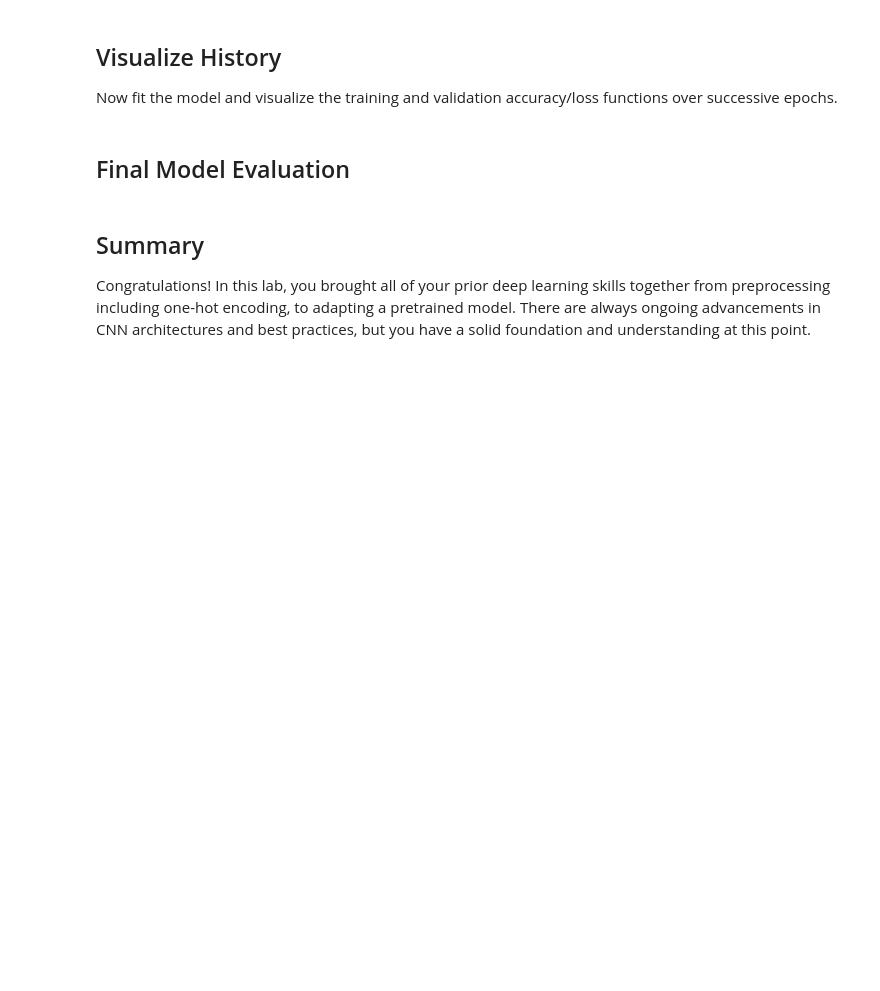
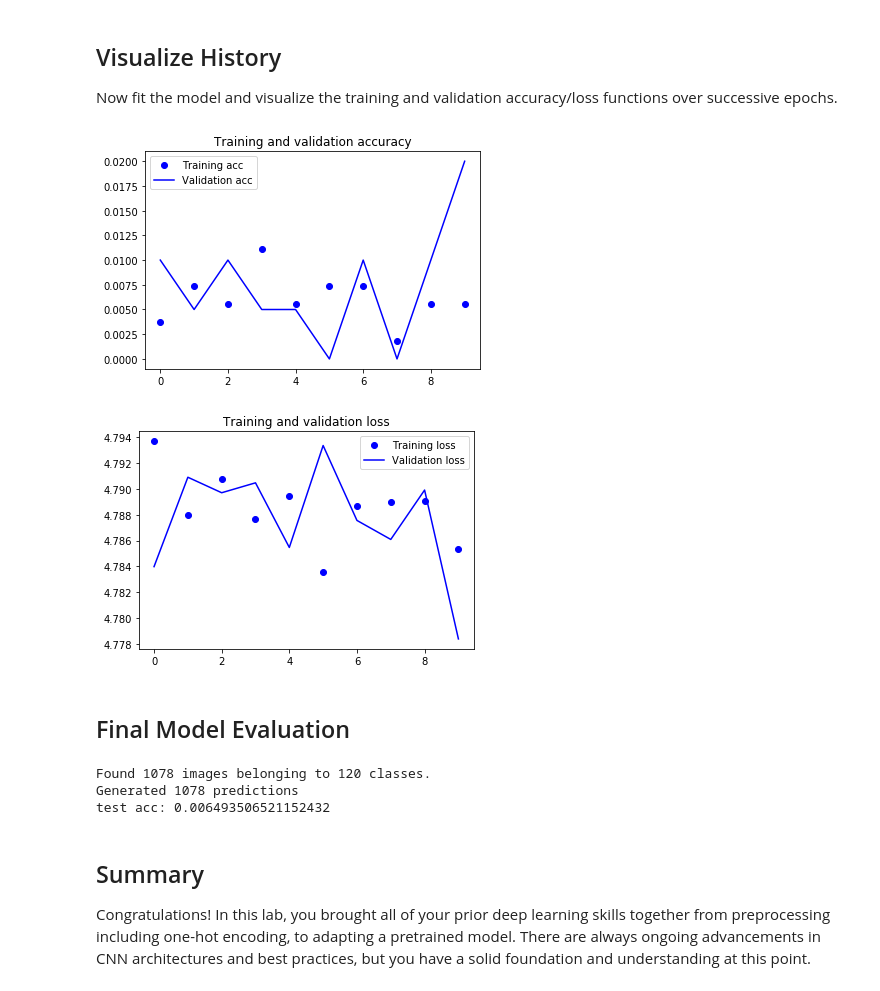
Before and after one commit to jirvingphd/dsc-04-44-04-image-classifcation-lab-online-ds-ft-021119, a Jupyter notebook: index.ipynb, the cells around one changed output. Saved outputs shown, nothing was run; the diff lists cells and outputs as text; code cells hidden in the pictures; blank space fills up the shorter version.

```diff
--- a/index.ipynb
+++ b/index.ipynb
@@ -406,0 +496,9 @@ Now that you've loaded a pretrained model, it's time to adapt that convolutional
+# %%
+model.compile(loss='categorical_crossentropy',optimizer=optimizers.RMSprop(lr=2e-5),
+             metrics=['acc'])
+
+history = model.fit_generator(train_generator,
+                             steps_per_epoch=27,
+                             epochs=10,
+                             validation_data=val_generator,
+                             validation_steps=10)
@@ -413,2 +530,25 @@ Now fit the model and visualize the training and validation accuracy/loss functi
+# %%
+#Your code here; visualize the training / validation history associated with fitting the model.
+import matplotlib.pyplot as plt
+%matplotlib inline
+
+acc = history.history['acc']
+val_acc = history.history['val_acc']
+loss = history.history['loss']
+val_loss = history.history['val_loss']
+epochs = range(len(acc))
+plt.plot(epochs, acc, 'bo', label='Training acc')
+plt.plot(epochs, val_acc, 'b', label='Validation acc')
+plt.title('Training and validation accuracy')
+plt.legend()
+plt.figure()
+plt.plot(epochs, loss, 'bo', label='Training loss')
+plt.plot(epochs, val_loss, 'b', label='Validation loss')
+plt.title('Training and validation loss')
+plt.legend()
+plt.show()
+# %% [output]
+[figure, added]
+[figure, added]
 # %%
 #Save model
@@ -419,3 +564,20 @@ Now fit the model and visualize the training and validation accuracy/loss functi
+# %%
+#Your code here
+test_generator = test_datagen.flow_from_directory(
+        test_dir,
+        target_size=(240, 240),
+        batch_size=20,
+        class_mode='categorical',
+        shuffle=False)
+
+test_loss, test_acc = model.evaluate_generator(test_generator, steps=54)
+y_hat_test = model.predict_generator(test_generator, steps=54)
+print('Generated {} predictions'.format(len(y_hat_test)))
+print('test acc:', test_acc)
+# %% [output]
+Found 1078 images belonging to 120 classes.
+Generated 1078 predictions
+test acc: 0.006493506521152432
 # %% [markdown]
 ## Summary
 
```
Also changed, not shown: parts of 16 cells of this notebook, 3 other files.
